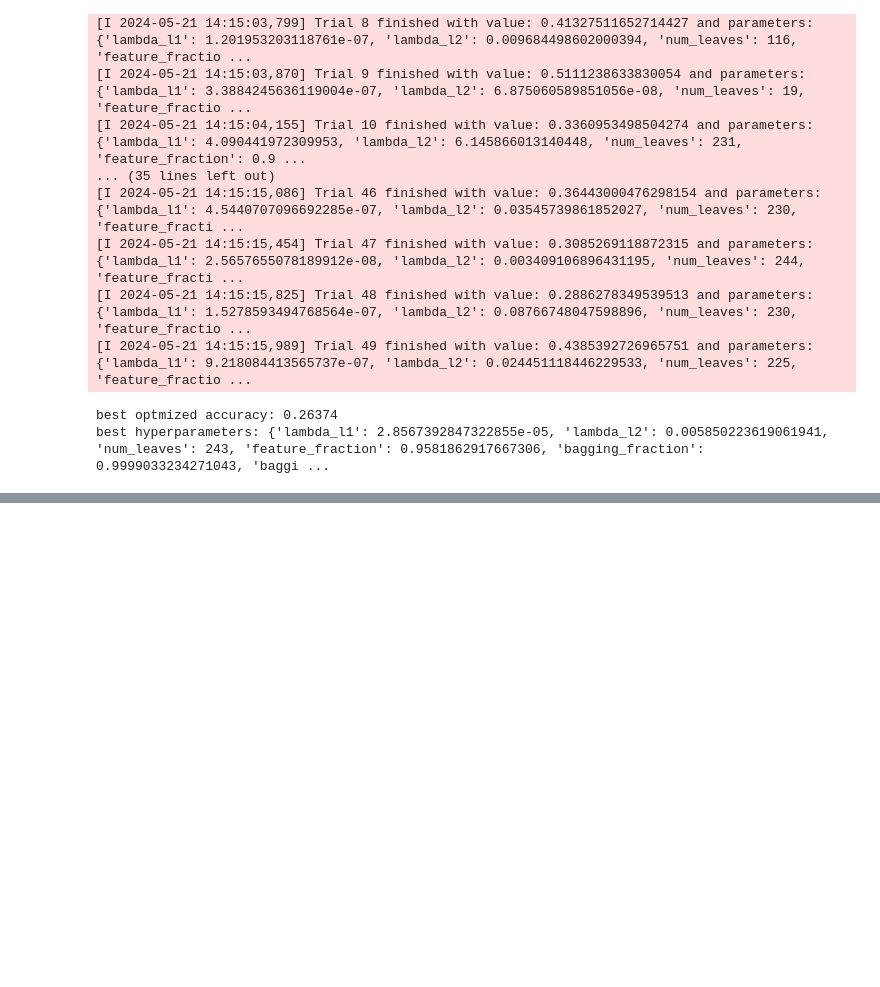
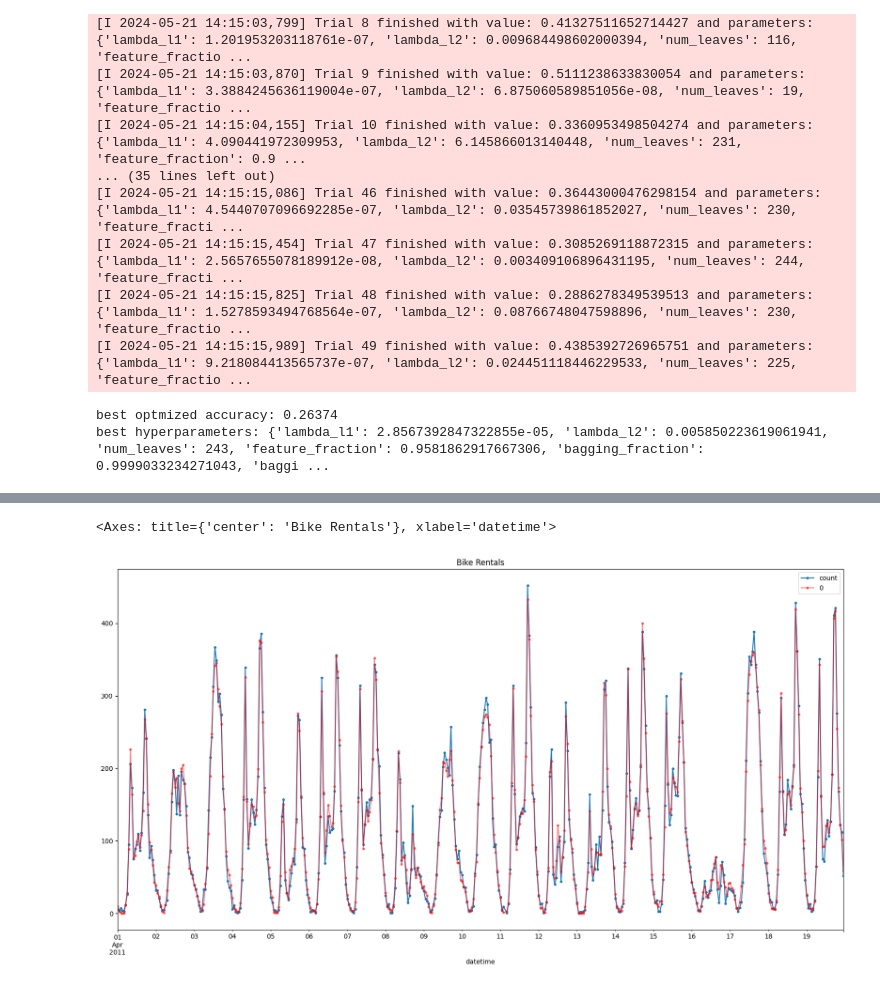
Before and after one commit to IvanTrujilloTrujillo/bike_sharing_demand, a Jupyter notebook: bike_sharing_demand.ipynb, the cells around one changed output, grey strips where cells are left out. Cells and saved outputs as stored; diff of their text form; code cells hidden in the pictures; blank space fills up the shorter version.

```diff
--- a/bike_sharing_demand.ipynb
+++ b/bike_sharing_demand.ipynb
@@ -683,0 +732,5 @@ root_mean_squared_log_error(y_train, y_pred_ml)
+# %%
+lgb_model = LGBMRegressor(**best_lgb_params)
+lgb_model.fit(X_train, y_train)
+y_pred_ml_lgb = lgb_model.predict(X_train).clip(min=0)
+root_mean_squared_log_error(y_train, y_pred_ml_lgb)
@@ -698 +784,11 @@ y_pred_test_ml = stacking_model.predict(test)
+# %%
+plot_y = y[(y.index.year == 2011) & (y.index.month == 4)]
+plot_y_pred_ml_lgb = pd.DataFrame(y_pred_ml_lgb, index=y.index)
+plot_y_pred_ml_lgb = plot_y_pred_ml_lgb[(plot_y_pred_ml_lgb.index.year == 2011) & (plot_y_pred_ml_lgb.index.month == 4)]
+fig, ax = plt.subplots(1, 1, figsize=(20, 10))
+plot_y.plot(figsize=(20, 10), title="Bike Rentals", legend=True, style=".-", ax=ax)
+plot_y_pred_ml_lgb.plot(figsize=(20, 10), style=".-", color="red", alpha=0.5, ax=ax)
+# %% [output]
+<Axes: title={'center': 'Bike Rentals'}, xlabel='datetime'>
+[figure, added]
 # %%
```
Also changed, not shown: parts of 18 cells of this notebook.
